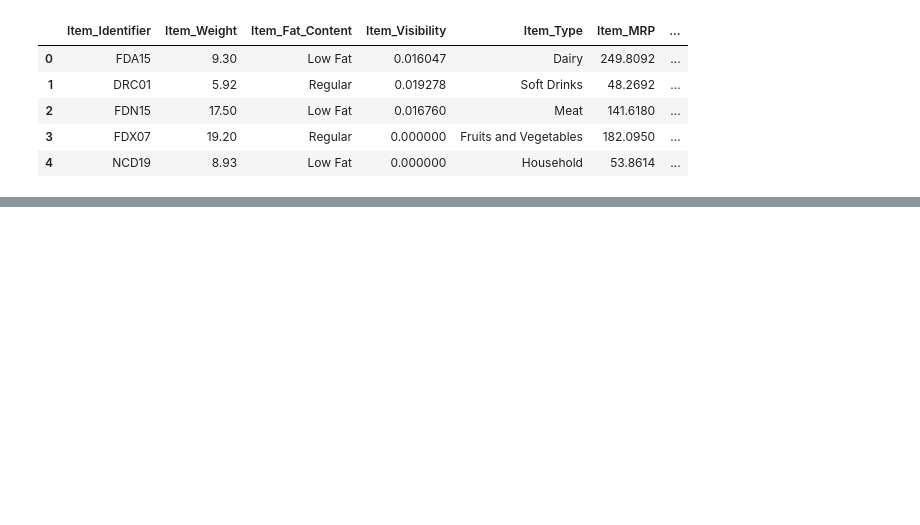
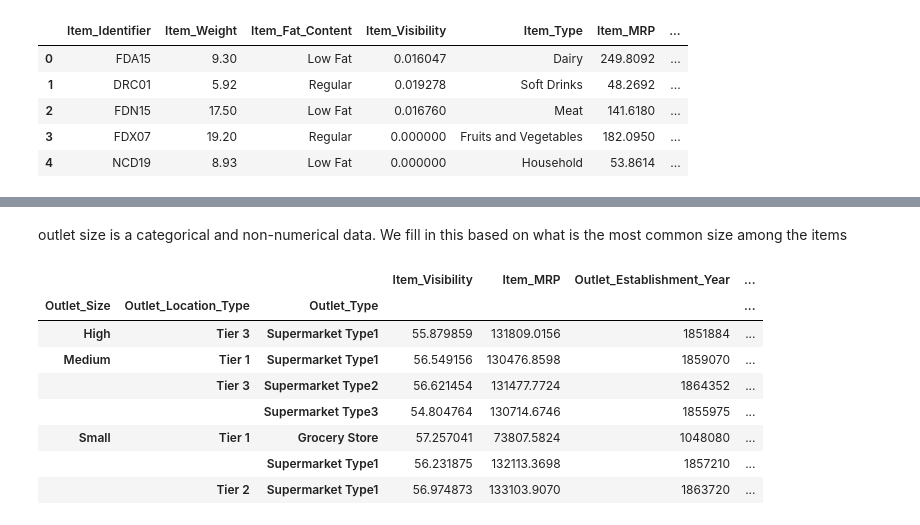
Before and after one commit to gdlp-rn/Sales_forecasting, a Jupyter notebook: sales_prediction.ipynb, the cells around one changed output, grey strips where cells are left out. Saved outputs shown, nothing was run; the diff lists cells and outputs as text; code cells hidden in the pictures; blank space fills up the shorter version.

```diff
--- a/sales_prediction.ipynb
+++ b/sales_prediction.ipynb
@@ -9,4 +10,4 @@ Mounted at /content/drive
 # %%
 filename = '/content/drive/MyDrive/sales_predictions.csv'
-df = pd.read_csv(filename)
+sales_df = pd.read_csv(filename)
 # %%
@@ -20,0 +102,2 @@ df.head()
+# %%
+sales_df.drop('Item_Weight', axis=1, inplace=True)
@@ -20,0 +119,14 @@ df.head()
+# %% [markdown]
+outlet size is a categorical and non-numerical data. We fill in this based on what is the most common size among the items
+# %%
+sales_df.groupby(['Outlet_Size', 'Outlet_Location_Type', 'Outlet_Type']).sum()
+# %% [output]
+|  |  |  | Item_Visibility | Item_MRP | Outlet_Establishment_Year | ... |
+| Outlet_Size | Outlet_Location_Type | Outlet_Type |  |  |  | ... |
+| High | Tier 3 | Supermarket Type1 | 55.879859 | 131809.0156 | 1851884 | ... |
+| Medium | Tier 1 | Supermarket Type1 | 56.549156 | 130476.8598 | 1859070 | ... |
+|  | Tier 3 | Supermarket Type2 | 56.621454 | 131477.7724 | 1864352 | ... |
+|  |  | Supermarket Type3 | 54.804764 | 130714.6746 | 1855975 | ... |
+| Small | Tier 1 | Grocery Store | 57.257041 | 73807.5824 | 1048080 | ... |
+|  |  | Supermarket Type1 | 56.231875 | 132113.3698 | 1857210 | ... |
+|  | Tier 2 | Supermarket Type1 | 56.974873 | 133103.9070 | 1863720 | ... |
```
Also changed, not shown: parts of 16 cells of this notebook.
